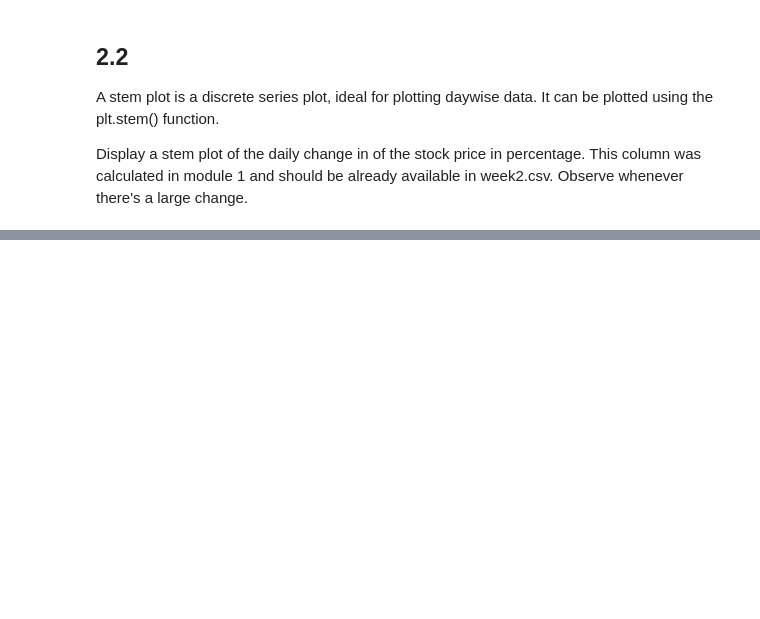
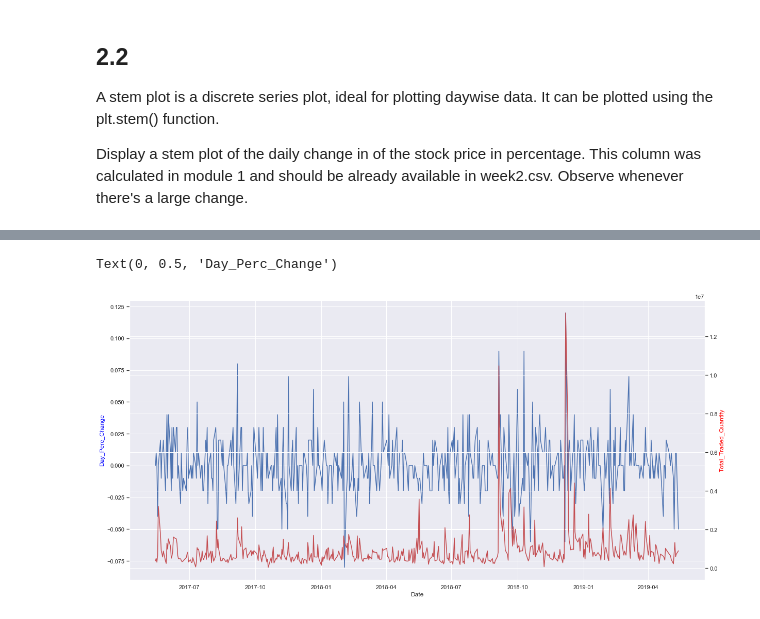
Before and after one commit to JamesMcGuigan/aspiration-ai-internship, a Jupyter notebook: python3/module_2/module_2.ipynb, the cells around one changed output, grey strips where cells are left out. Cells and saved outputs as stored; diff of their text form; code cells hidden in the pictures; blank space fills up the shorter version.

```diff
--- a/python3/module_2/module_2.ipynb
+++ b/python3/module_2/module_2.ipynb
@@ -108,0 +114,14 @@ matplotlib.pyplot.stem(dataframe['Day_Perc_Change'], use_line_collection=True)
+# %%
+fig = plt.figure()
+ax1 = fig.add_subplot(1, 1, 1)
+ax2 = ax1.twinx()
+
+ax1.set_xlabel('Date')
+ax2.set_ylabel('Total_Traded_Quantity', color='red')
+ax2.plot(dataframe['Total_Traded_Quantity'], 'r-')
+
+ax1.plot(dataframe['Day_Perc_Change'], 'b-')
+ax1.set_ylabel('Day_Perc_Change', color='blue')
+# %% [output]
+Text(0, 0.5, 'Day_Perc_Change')
+[figure, added]
```
Also changed, not shown: parts of 7 cells of this notebook.
